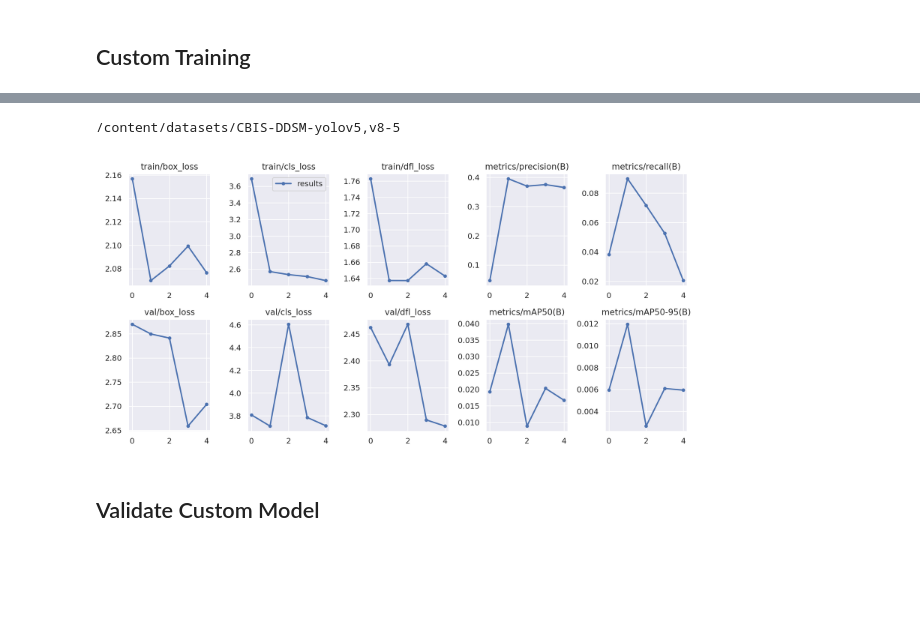
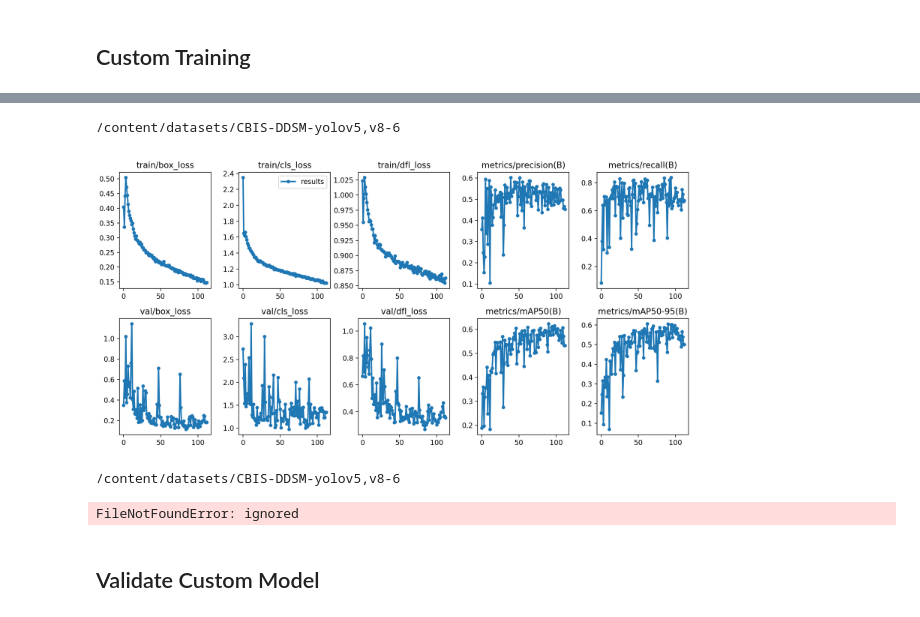
Before and after one commit to kevin801221/CBIS-DDSM, a Jupyter notebook: 「train_yolov8_object_detection_on_CBISDDSM_dataset.ipynb, the cells around one changed output, grey strips where cells are left out. Saved outputs shown, nothing was run; the diff lists cells and outputs as text; code cells hidden in the pictures; blank space fills up the shorter version.

```diff
--- a/「train_yolov8_object_detection_on_CBISDDSM_dataset.ipynb
+++ b/「train_yolov8_object_detection_on_CBISDDSM_dataset.ipynb
@@ -213,12 +229,15 @@ Image(filename=f'{HOME}/runs/detect/train3/confusion_matrix.png', width=600)
 # %%
 %cd {HOME}
-Image(filename=f'{HOME}/runs/detect/train3/results.png', width=600)
+Image(filename=f'{HOME}/runs/detect/train2/results.png', width=600)
 # %% [output]
-/content/datasets/CBIS-DDSM-yolov5,v8-5
+/content/datasets/CBIS-DDSM-yolov5,v8-6
-[figure, old version]
+[figure, new version]
 # %%
 %cd {HOME}
-Image(filename=f'{HOME}/runs/detect/train4/val_batch0_pred.jpg', width=600)
+Image(filename=f'{HOME}/runs/detect/train2/val_batch1_pred.jpg', width=600)
+# %% [output]
+/content/datasets/CBIS-DDSM-yolov5,v8-6
+FileNotFoundError: ignored
 # %% [markdown]
 ## Validate Custom Model
 # %%
```
Also changed, not shown: parts of 15 cells of this notebook.
